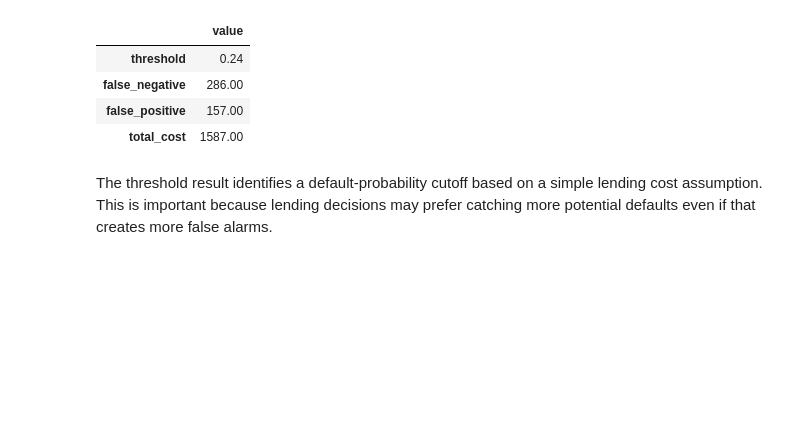
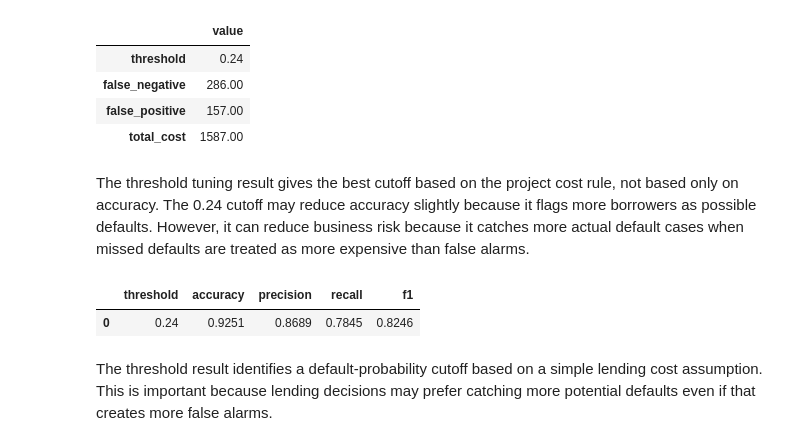
Before and after one commit to diaeshantony-usd/applied-statistics-and-ai-team-project, a Jupyter notebook: 02_Model_Selection/B2_Statistics_Modeling_and_Inference.ipynb, the cells around one changed output. Cells and saved outputs as stored; diff of their text form; code cells hidden in the pictures; blank space fills up the shorter version.

```diff
--- a/02_Model_Selection/B_Feature_Engineering_Preprocessing_and_ML.ipynb
+++ b/02_Model_Selection/B2_Statistics_Modeling_and_Inference.ipynb
@@ -987,6 +823,32 @@ display(best_threshold_row.to_frame("value"))
 | false_negative | 286.00 |
 | false_positive | 157.00 |
 | total_cost | 1587.00 |
+# %% [markdown]
+The threshold tuning result gives the best cutoff based on the project cost rule, not based only on accuracy. The 0.24 cutoff may reduce accuracy slightly because it flags more borrowers as possible defaults. However, it can reduce business risk because it catches more actual default cases when missed defaults are treated as more expensive than false alarms.
+# %%
+# Use the selected threshold from threshold tuning.
+selected_threshold = 0.24
+# Apply the tuned threshold only for this business-cost comparison.
+y_pred_threshold_024 = (y_cls_prob >= selected_threshold).astype(int)
+
+# Calculate standard classification metrics at the selected threshold.
+threshold_024_results = pd.DataFrame([{
+    "threshold": selected_threshold,
+    "accuracy": accuracy_score(y_test_cls, y_pred_threshold_024),
+    "precision": precision_score(y_test_cls, y_pred_threshold_024, zero_division=0),
+    "recall": recall_score(y_test_cls, y_pred_threshold_024, zero_division=0),
+    "f1": f1_score(y_test_cls, y_pred_threshold_024, zero_division=0),
+}])
+threshold_024_results.style.format({
+    "threshold": "{:.2f}",
+    "accuracy": "{:.4f}",
+    "precision": "{:.4f}",
+    "recall": "{:.4f}",
+    "f1": "{:.4f}",
+})
+# %% [output]
+|  | threshold | accuracy | precision | recall | f1 |
+| 0 | 0.24 | 0.9251 | 0.8689 | 0.7845 | 0.8246 |
 # %% [markdown]
 The threshold result identifies a default-probability cutoff based on a simple lending cost assumption. This is important because lending decisions may prefer catching more potential defaults even if that creates more false alarms.
 # %%
```
Also changed, not shown: parts of 89 cells of this notebook, 34 other files.
